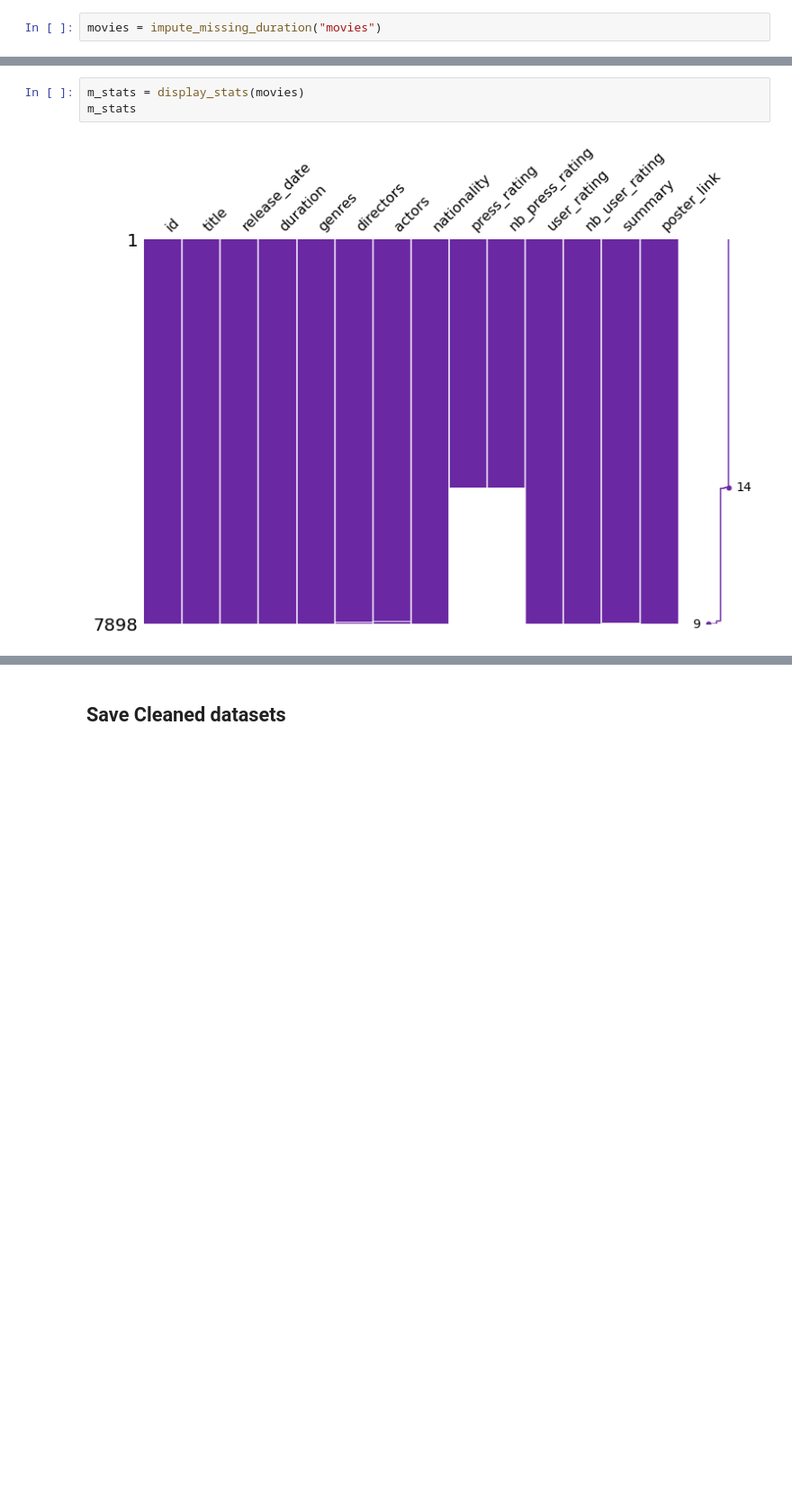
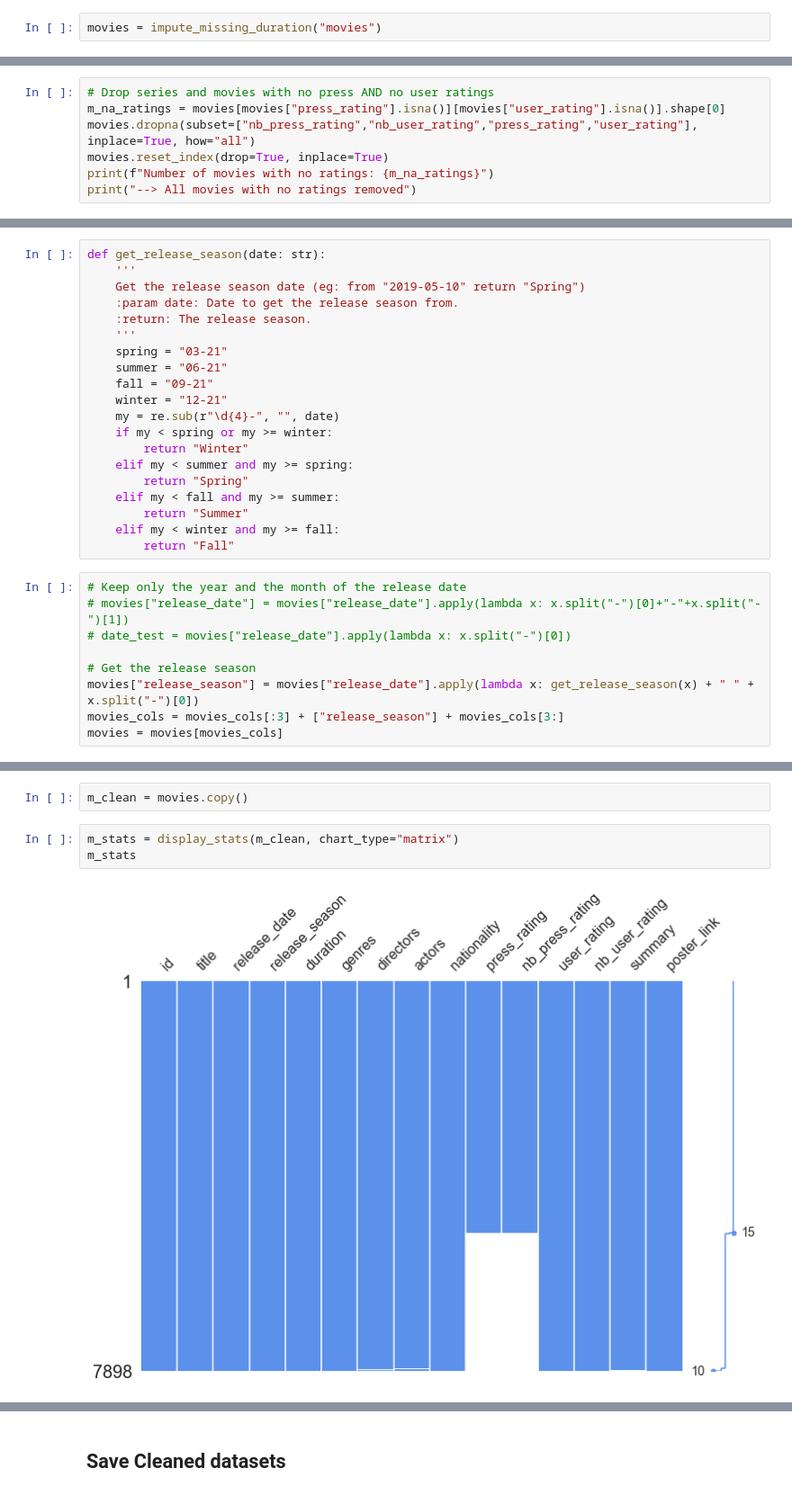
Before and after one commit to Bastien-LDC/Allocine-Recommender-System, a Jupyter notebook: Data Analysis/Allocine_Data_Analysis.ipynb, the cells around one changed output, grey strips where cells are left out. Shown: that part at 90% size. Cells and saved outputs as stored; diff of their text form; blank space fills up the shorter version.

```diff
--- a/Data Analysis/Allocine_Data_Analysis.ipynb
+++ b/Data Analysis/Allocine_Data_Analysis.ipynb
@@ -430,0 +589,7 @@ movies[movies.id == 291764]
+# %%
+# Drop series and movies with no press AND no user ratings
+m_na_ratings = movies[movies["press_rating"].isna()][movies["user_rating"].isna()].shape[0]
+movies.dropna(subset=["nb_press_rating","nb_user_rating","press_rating","user_rating"], inplace=True, how="all")
+movies.reset_index(drop=True, inplace=True)
+print(f"Number of movies with no ratings: {m_na_ratings}")
+print("--> All movies with no ratings removed")
@@ -430,0 +601,29 @@ movies[movies.id == 291764]
+# %%
+def get_release_season(date: str):
+    '''
+    Get the release season date (eg: from "2019-05-10" return "Spring")
+    :param date: Date to get the release season from.
+    :return: The release season.
+    '''
+    spring = "03-21"
+    summer = "06-21"
+    fall = "09-21"
+    winter = "12-21"
+    my = re.sub(r"\d{4}-", "", date)
+    if my < spring or my >= winter:
+        return "Winter"
+    elif my < summer and my >= spring:
+        return "Spring"
+    elif my < fall and my >= summer:
+        return "Summer"
+    elif my < winter and my >= fall:
+        return "Fall"
+# %%
+# Keep only the year and the month of the release date
+# movies["release_date"] = movies["release_date"].apply(lambda x: x.split("-")[0]+"-"+x.split("-")[1])
+# date_test = movies["release_date"].apply(lambda x: x.split("-")[0])
+
+# Get the release season
+movies["release_season"] = movies["release_date"].apply(lambda x: get_release_season(x) + " " + x.split("-")[0])
+movies_cols = movies_cols[:3] + ["release_season"] + movies_cols[3:]
+movies = movies[movies_cols]
@@ -433,5 +634,7 @@ movies[movies.id == 291764]
+# %%
+m_clean = movies.copy()
 # %%
-m_stats = display_stats(movies)
+m_stats = display_stats(m_clean, chart_type="matrix")
 m_stats
 # %% [output]
-[figure, old version]
+[figure, new version]
```
Also changed, not shown: parts of 86 cells of this notebook, 1 other file.
